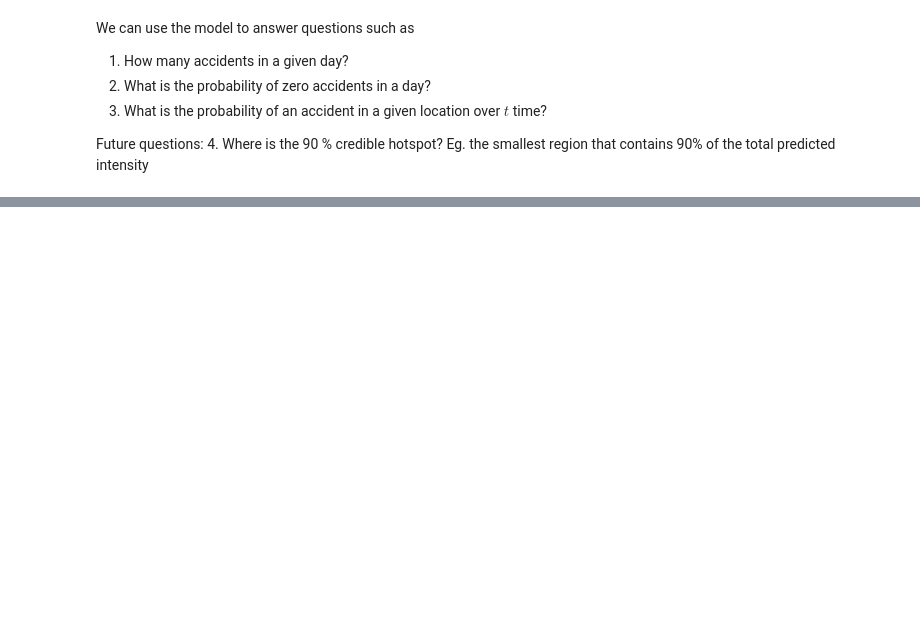
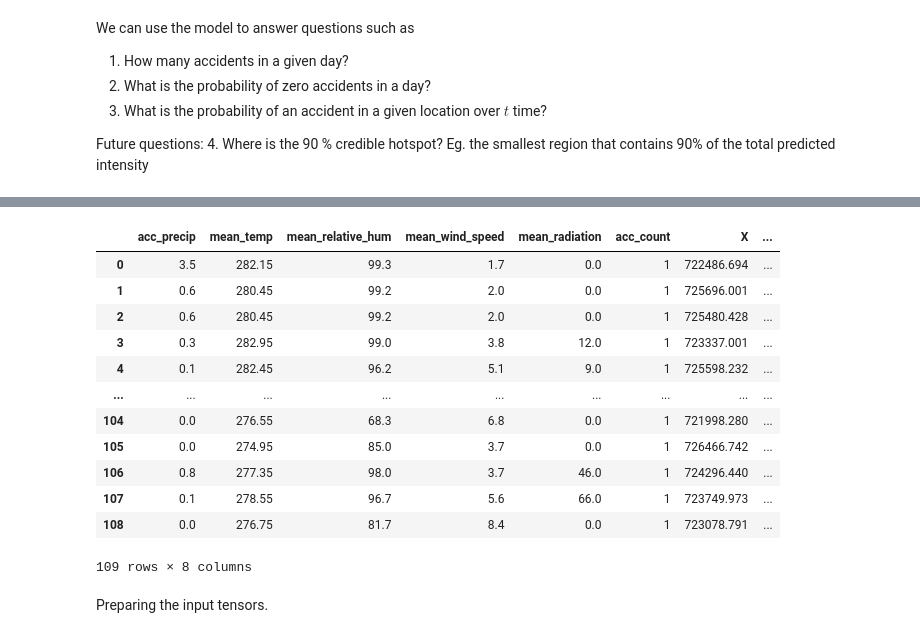
Before and after one commit to MadSoeDK/MBML-traffic-accidents, a Jupyter notebook: LGCP_deliverable.ipynb, the cells around one changed output, grey strips where cells are left out. Cells and saved outputs as stored; diff of their text form; code cells hidden in the pictures; blank space fills up the shorter version.

```diff
--- a/LGCP_deliverable.ipynb
+++ b/LGCP_deliverable.ipynb
@@ -384,0 +426,46 @@ P(no accidents in a day) ≈ 0.07212321877516213
+# %%
+
+#accident dataframe
+df = pd.read_csv('./data/df_hourly_january.csv', parse_dates=['datetime'])
+df["datetime"] =  pd.to_datetime(df['datetime'])
+df.set_index(['datetime', 'cell_id'], inplace=True)
+#weather dataframe for all of 2023. Since there is only accident data for january, the extra time is filtered out later
+weather23 = pd.read_csv("./data/2023_Weather.csv")
+weather23.rename(columns={"Time":"datetime"},inplace=True)
+weather23["datetime"] =  pd.to_datetime(weather23['datetime'])
+weather23.drop(columns="Unnamed: 0",inplace=True)
+weather23
+
+
+#Here we combine the datasets into one
+df_reset = df.reset_index()
+merged1 = pd.merge(weather23, df_reset, on='datetime')
+# Set back the original multiindex
+merged1["mean_temp"] = merged1["mean_temp"]+273.15
+merged1 = merged1.set_index(['cell_id', 'datetime'])
+merged1
+
+
+#drop all rows with no X and Y data (IE, rows without accidents.)
+#since we only use accident data for january, this also drops all months BESIDES for january
+merged2 = merged1[merged1['X'].notna()].reset_index(drop=True)
+if merged2["Y"].isna().any():
+    print("Warning: NaNs found in Y column.")
+    raise ValueError("Each observed accident must have coordinates. An accident was found with no Y coordinate.")
+merged2
+# %% [output]
+|  | acc_precip | mean_temp | mean_relative_hum | mean_wind_speed | mean_radiation | acc_count | X | ... |
+| 0 | 3.5 | 282.15 | 99.3 | 1.7 | 0.0 | 1 | 722486.694 | ... |
+| 1 | 0.6 | 280.45 | 99.2 | 2.0 | 0.0 | 1 | 725696.001 | ... |
+| 2 | 0.6 | 280.45 | 99.2 | 2.0 | 0.0 | 1 | 725480.428 | ... |
+| 3 | 0.3 | 282.95 | 99.0 | 3.8 | 12.0 | 1 | 723337.001 | ... |
+| 4 | 0.1 | 282.45 | 96.2 | 5.1 | 9.0 | 1 | 725598.232 | ... |
+| ... | ... | ... | ... | ... | ... | ... | ... | ... |
+| 104 | 0.0 | 276.55 | 68.3 | 6.8 | 0.0 | 1 | 721998.280 | ... |
+| 105 | 0.0 | 274.95 | 85.0 | 3.7 | 0.0 | 1 | 726466.742 | ... |
+| 106 | 0.8 | 277.35 | 98.0 | 3.7 | 46.0 | 1 | 724296.440 | ... |
+| 107 | 0.1 | 278.55 | 96.7 | 5.6 | 66.0 | 1 | 723749.973 | ... |
+| 108 | 0.0 | 276.75 | 81.7 | 8.4 | 0.0 | 1 | 723078.791 | ... |
+109 rows × 8 columns
+# %% [markdown]
+Preparing the input tensors.
```
Also changed, not shown: parts of 33 cells of this notebook, 2 other files.
